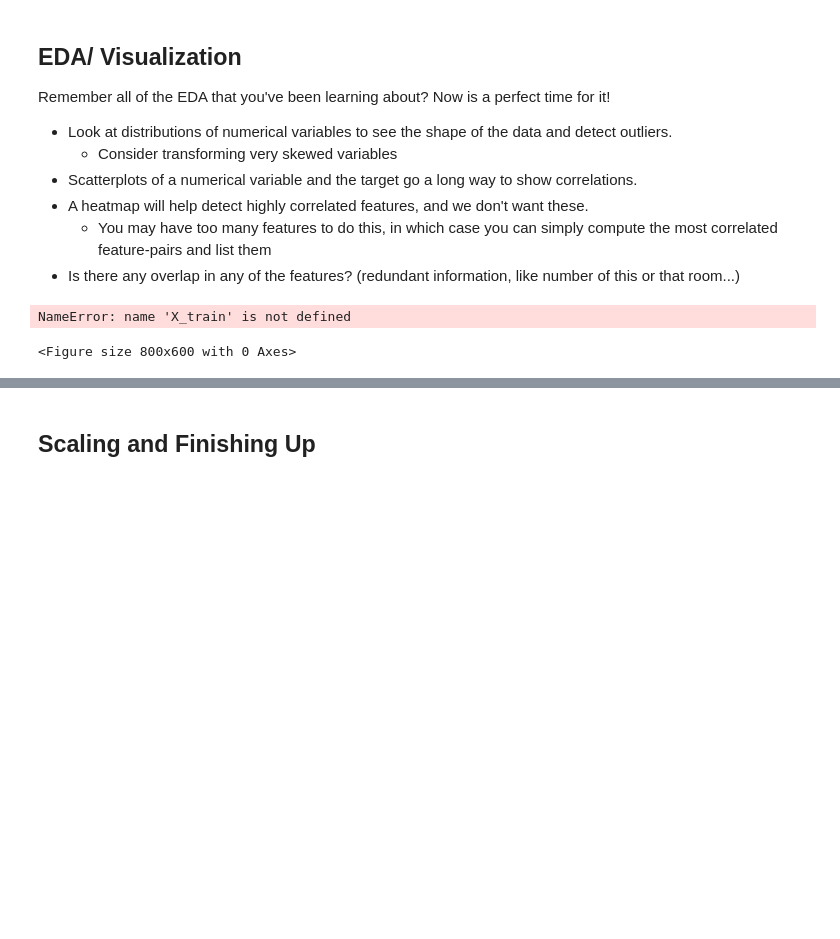
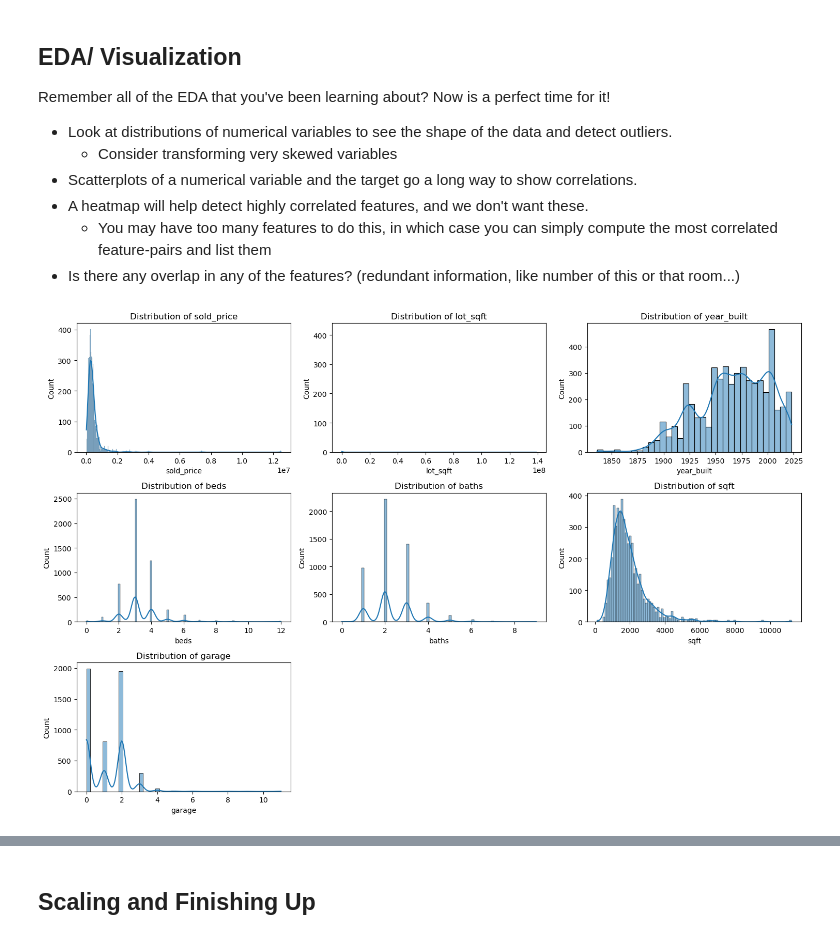
Before and after one commit to AlinaTendler/LHL-Project-3-Midterm-Project, a Jupyter notebook: notebooks/1 - EDA.ipynb, the cells around one changed output, grey strips where cells are left out. Cells and saved outputs as stored; diff of their text form; code cells hidden in the pictures; blank space fills up the shorter version.

```diff
--- a/notebooks/1 - EDA.ipynb
+++ b/notebooks/1 - EDA.ipynb
@@ -212,18 +208,26 @@ longitude        0
 primary_photo    0
 dtype: int64
 # %%
-# Drop rows where 'sold_price', 'lot_sqft', or 'year_built' is missing
+# Drop rows where "sold_price", "lot_sqft", "year_built", "list_price","beds", "baths" or "sqft" is missing
 df = df.dropna(subset=["sold_price", "lot_sqft", "year_built", "list_price","beds", "baths", "sqft"])
 
 # Drop unnecessary columns
 df = df.drop(columns=["primary_photo"], errors="ignore")
 
-# replace nulls with 0 for garage
+# Replace nulls with 0 for garage
 df["garage"] = df["garage"].fillna(0)
 
-#replace nulls with 0
+# Replace nulls with 1 for baths
 df["baths"] = df["baths"].fillna(0)
 
+# Replace null values in 'address' with "Unknown"
+df["address"] = df["address"].fillna("Unknown")
+
+# Replace null values in 'latitude' with "Unknown"
+df["latitude"] = df["latitude"].fillna("Unknown")
+
+# Replace null values in 'longitude' with "Unknown"
+df["longitude"] = df["longitude"].fillna("Unknown")
 
 # Convert data types
 df["sold_price"] = df["sold_price"].astype(float)
@@ -252,0 +293,17 @@ memory usage: 801.7+ KB
+# %%
+# Function to replace low-frequency categories with "Other"
+def replace_low_frequency(df, column, min_freq=5):
+    freq = df[column].value_counts()
+    low_freq_categories = freq[freq < min_freq].index
+    df[column] = df[column].apply(lambda x: x if x not in low_freq_categories else 'Other')
+    return df
+
+# Apply this function to city and state columns
+df = replace_low_frequency(df, 'city')
+df = replace_low_frequency(df, 'state')
+
+# Apply OHE again after replacement
+df_encoded = pd.get_dummies(df, columns=["city", "state"], drop_first=True)
+
+# Check the shape of the DataFrame again
+print(f"Shape after grouping and OHE: {df_encoded.shape}")
@@ -306,14 +372,3 @@ Remember all of the EDA that you've been learning about?  Now is a perfect time
 # perform EDA here
 import seaborn as sns
 import matplotlib.pyplot as plt
-# %%
-plt.figure(figsize=(8, 6))
-sns.scatterplot(x=X_train["list_price"], y=y_train, alpha=0.5)
-
-plt.xlabel("List Price")
-plt.ylabel("Sold Price")
-plt.title("Scatter Plot of List Price vs Sold Price")
-plt.show()
-# %% [output]
-NameError: name 'X_train' is not defined
-<Figure size 800x600 with 0 Axes>
@@ -328,0 +375,16 @@ plt.show()
+# %%
+
+# List of numerical columns to analyze
+numerical_columns = ["sold_price", "lot_sqft", "year_built", "beds", "baths", "sqft", "garage"]
+
+# Plot distributions
+plt.figure(figsize=(15, 10))
+for i, col in enumerate(numerical_columns, 1):
+    plt.subplot(3, 3, i)
+    sns.histplot(df[col], kde=True)
+    plt.title(f'Distribution of {col}')
+    plt.tight_layout()
+
+plt.show()
+# %% [output]
+[figure, added]
```
Also changed, not shown: parts of 22 cells of this notebook.
